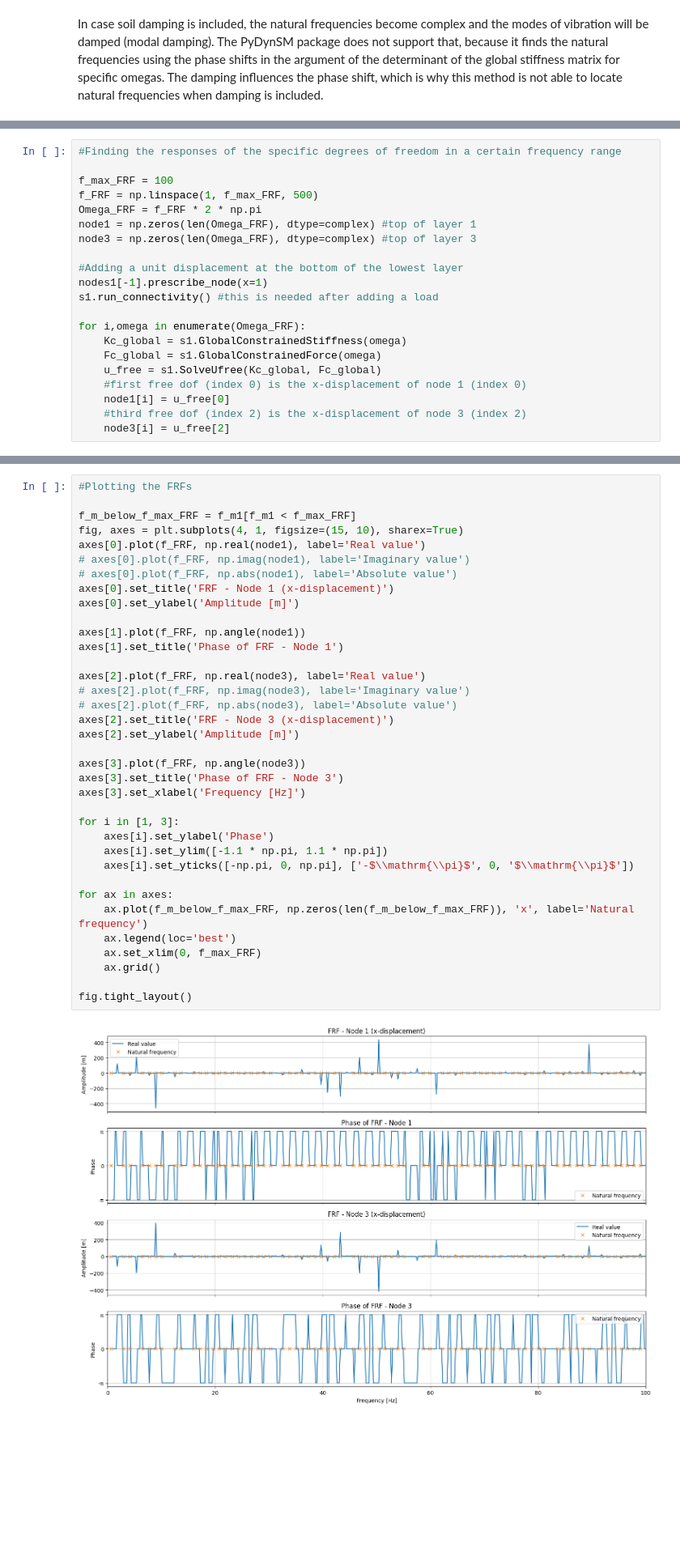
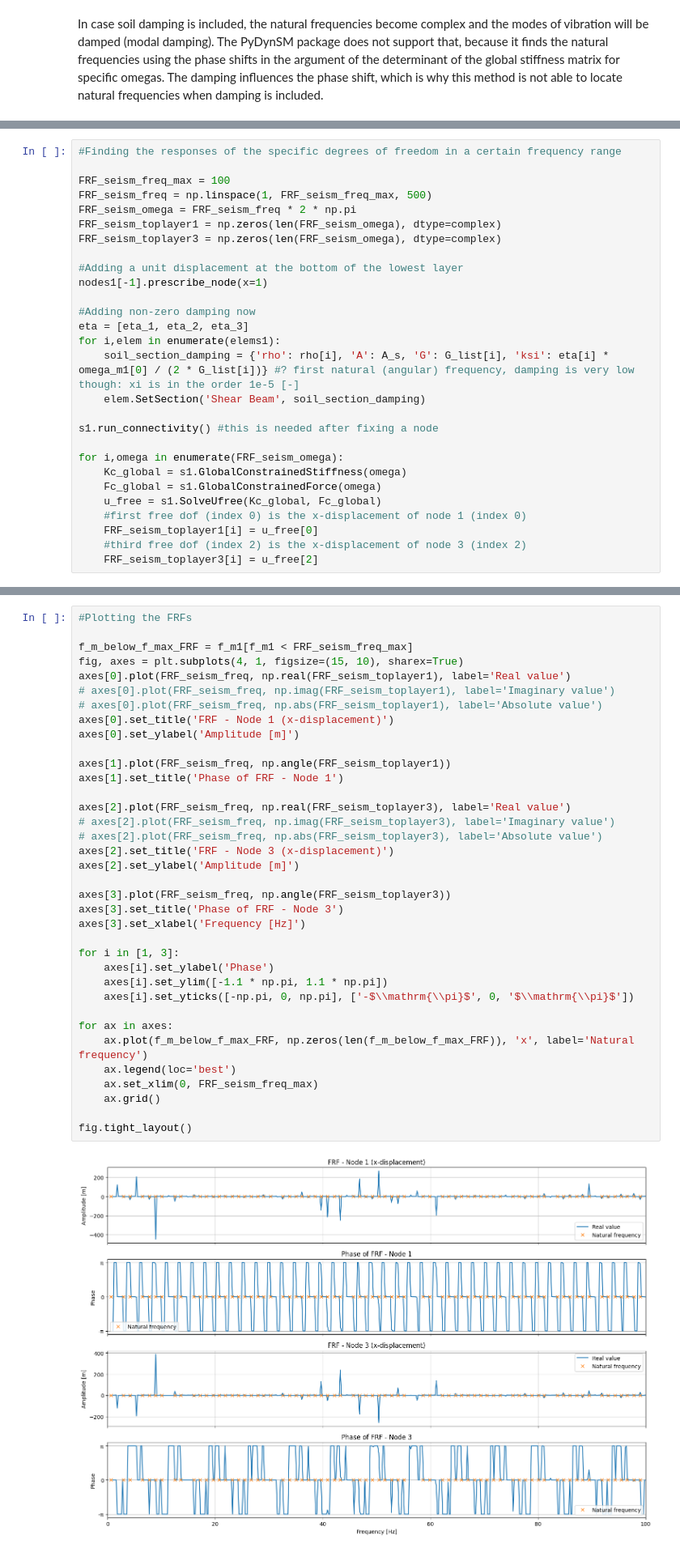
Before and after one commit to Lymone96/CIEM5220-Group2, a Jupyter notebook: 1_SRE/Part 1/CIEM5220_SRE_PW1_2025_MMarissen5381827_GMylonopoulos4807421_BSlingerland5309913_JThomas6276423.ipynb, the cells around one changed output, grey strips where cells are left out. Shown at 81% size. Cells and saved outputs as stored; diff of their text form; blank space fills up the shorter version.

```diff
--- a/1_SRE/Part 1/CIEM5220_SRE_PW1_2025_MMarissen5381827_GMylonopoulos4807421_BSlingerland5309913_JThomas6276423.ipynb
+++ b/1_SRE/Part 1/CIEM5220_SRE_PW1_2025_MMarissen5381827_GMylonopoulos4807421_BSlingerland5309913_JThomas6276423.ipynb
@@ -335,24 +349,31 @@ To find the frequency response functions (FRFs) of the layered soil system, it w
 # %%
 #Finding the responses of the specific degrees of freedom in a certain frequency range
 
-f_max_FRF = 100
-f_FRF = np.linspace(1, f_max_FRF, 500)
-Omega_FRF = f_FRF * 2 * np.pi
-node1 = np.zeros(len(Omega_FRF), dtype=complex) #top of layer 1
-node3 = np.zeros(len(Omega_FRF), dtype=complex) #top of layer 3
+FRF_seism_freq_max = 100
+FRF_seism_freq = np.linspace(1, FRF_seism_freq_max, 500)
+FRF_seism_omega = FRF_seism_freq * 2 * np.pi
+FRF_seism_toplayer1 = np.zeros(len(FRF_seism_omega), dtype=complex)
+FRF_seism_toplayer3 = np.zeros(len(FRF_seism_omega), dtype=complex)
 
 #Adding a unit displacement at the bottom of the lowest layer
 nodes1[-1].prescribe_node(x=1)
-s1.run_connectivity() #this is needed after adding a load
 
-for i,omega in enumerate(Omega_FRF):
+#Adding non-zero damping now
+eta = [eta_1, eta_2, eta_3]
+for i,elem in enumerate(elems1):
+    soil_section_damping = {'rho': rho[i], 'A': A_s, 'G': G_list[i], 'ksi': eta[i] * omega_m1[0] / (2 * G_list[i])} #? first natural (angular) frequency, damping is very low though: xi is in the order 1e-5 [-]
+    elem.SetSection('Shear Beam', soil_section_damping)
+
+s1.run_connectivity() #this is needed after fixing a node
+
+for i,omega in enumerate(FRF_seism_omega):
     Kc_global = s1.GlobalConstrainedStiffness(omega)
     Fc_global = s1.GlobalConstrainedForce(omega)
     u_free = s1.SolveUfree(Kc_global, Fc_global)
     #first free dof (index 0) is the x-displacement of node 1 (index 0)
-    node1[i] = u_free[0]
+    FRF_seism_toplayer1[i] = u_free[0]
     #third free dof (index 2) is the x-displacement of node 3 (index 2)
-    node3[i] = u_free[2]
+    FRF_seism_toplayer3[i] = u_free[2]
 # %% [output]
 Global DOF 'x' for node 3 updated to 1.
 Local DOF 'z' updated to 1.
@@ -360,41 +384,41 @@ Global DOF 'x' with value '1' applied to connected elements.
 # %%
 #Plotting the FRFs
 
-f_m_below_f_max_FRF = f_m1[f_m1 < f_max_FRF]
+f_m_below_f_max_FRF = f_m1[f_m1 < FRF_seism_freq_max]
 fig, axes = plt.subplots(4, 1, figsize=(15, 10), sharex=True)
-axes[0].plot(f_FRF, np.real(node1), label='Real value')
-# axes[0].plot(f_FRF, np.imag(node1), label='Imaginary value')
-# axes[0].plot(f_FRF, np.abs(node1), label='Absolute value')
+axes[0].plot(FRF_seism_freq, np.real(FRF_seism_toplayer1), label='Real value')
+# axes[0].plot(FRF_seism_freq, np.imag(FRF_seism_toplayer1), label='Imaginary value')
+# axes[0].plot(FRF_seism_freq, np.abs(FRF_seism_toplayer1), label='Absolute value')
 axes[0].set_title('FRF - Node 1 (x-displacement)')
 axes[0].set_ylabel('Amplitude [m]')
 
-axes[1].plot(f_FRF, np.angle(node1))
+axes[1].plot(FRF_seism_freq, np.angle(FRF_seism_toplayer1))
 axes[1].set_title('Phase of FRF - Node 1')
 
-axes[2].plot(f_FRF, np.real(node3), label='Real value')
-# axes[2].plot(f_FRF, np.imag(node3), label='Imaginary value')
-# axes[2].plot(f_FRF, np.abs(node3), label='Absolute value')
+axes[2].plot(FRF_seism_freq, np.real(FRF_seism_toplayer3), label='Real value')
+# axes[2].plot(FRF_seism_freq, np.imag(FRF_seism_toplayer3), label='Imaginary value')
+# axes[2].plot(FRF_seism_freq, np.abs(FRF_seism_toplayer3), label='Absolute value')
 axes[2].set_title('FRF - Node 3 (x-displacement)')
 axes[2].set_ylabel('Amplitude [m]')
 
-axes[3].plot(f_FRF, np.angle(node3))
+axes[3].plot(FRF_seism_freq, np.angle(FRF_seism_toplayer3))
 axes[3].set_title('Phase of FRF - Node 3')
 axes[3].set_xlabel('Frequency [Hz]')
 
 for i in [1, 3]:
     axes[i].set_ylabel('Phase')
     axes[i].set_ylim([-1.1 * np.pi, 1.1 * np.pi])
     axes[i].set_yticks([-np.pi, 0, np.pi], ['-$\\mathrm{\\pi}$', 0, '$\\mathrm{\\pi}$'])
 
 for ax in axes:
     ax.plot(f_m_below_f_max_FRF, np.zeros(len(f_m_below_f_max_FRF)), 'x', label='Natural frequency')
     ax.legend(loc='best')
-    ax.set_xlim(0, f_max_FRF)
+    ax.set_xlim(0, FRF_seism_freq_max)
     ax.grid()
 
 fig.tight_layout()
 # %% [output]
-[figure, old version]
+[figure, new version]
 # %% [markdown]
 The frequency response functions of both node 1 and node 3 show large (displacement) amplifications for certain frequencies. It can be seen that those frequencies are almost the same frequencies for both cases: roughly speaking, a group at frequencies around 0-10 Hz, a group around 40-60 Hz and a few peaks between 80 and 100 Hz. Most of the larger amplifications have a different sign for both nodes, which can be explained by the fact that the mode shapes peak at those nodes, but have a different sign only. Most amplifications occur at a natural frequency.
 
```
Also changed, not shown: parts of 39 cells of this notebook, 6 other files.
